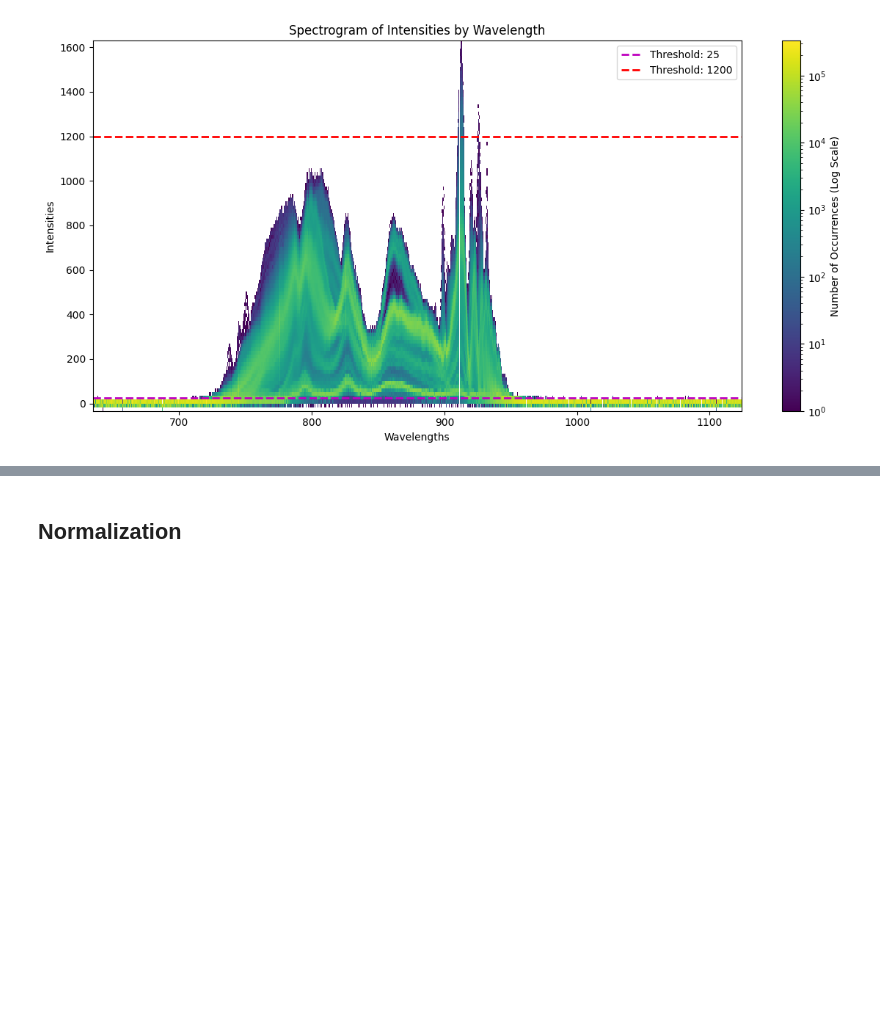
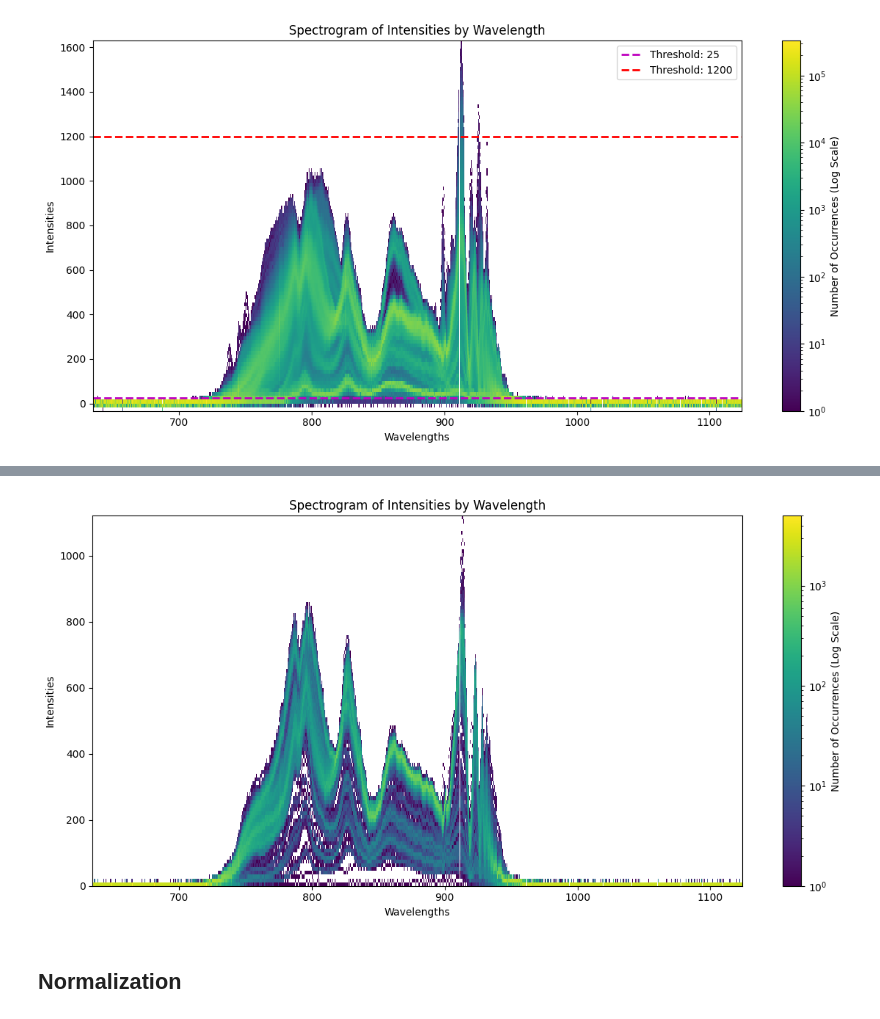
Before and after one commit to akapitanova/master_thesis, a Jupyter notebook: preprocessing/Normalization.ipynb, the cells around one changed output, grey strips where cells are left out. Drawn from its saved outputs; the diff is of its cells as text; code cells hidden in the pictures; blank space fills up the shorter version.

```diff
--- a/preprocessing/Normalization.ipynb
+++ b/preprocessing/Normalization.ipynb
@@ -249,0 +288,3 @@ upper_bound_int = 1200
+# %%
+data_val_clipped['Intensities'] = data_val_clipped['Intensities'].apply(lambda x: clip_lower_to_zero(x, 0))
+data_val_clipped.head()
@@ -250,3 +298,9 @@ upper_bound_int = 1200
+# %%
+intensities_val_clipped = data_val_clipped['Intensities']
+
+create_spectrogram(wavelengths, intensities_val_clipped, label="Spectrogram of Intensities by Wavelength")
+# %% [output]
+[figure, added]
 # %% [markdown]
 ## Normalization
 # %%
```
Also changed, not shown: parts of 17 cells of this notebook, 15 other files.
